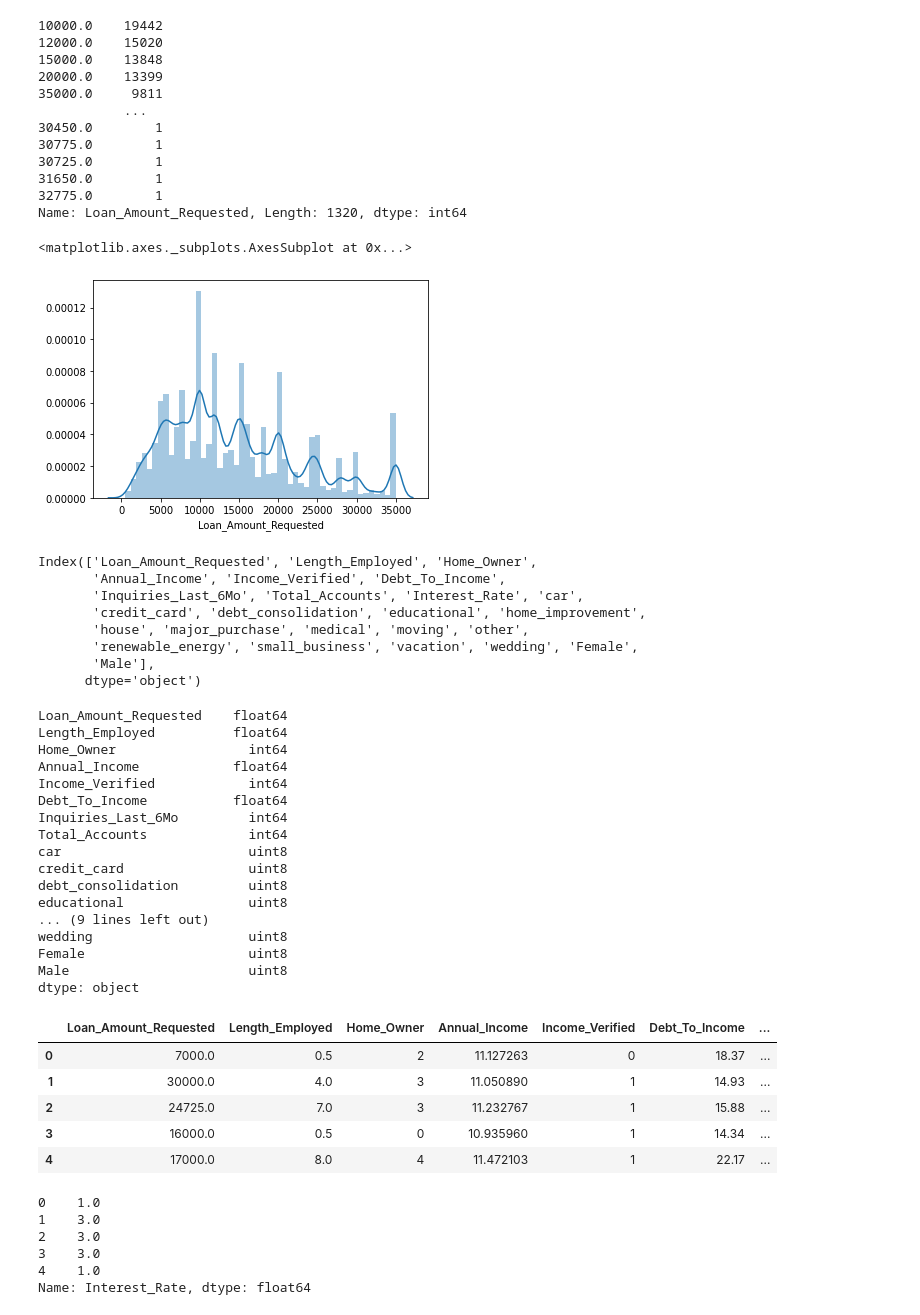
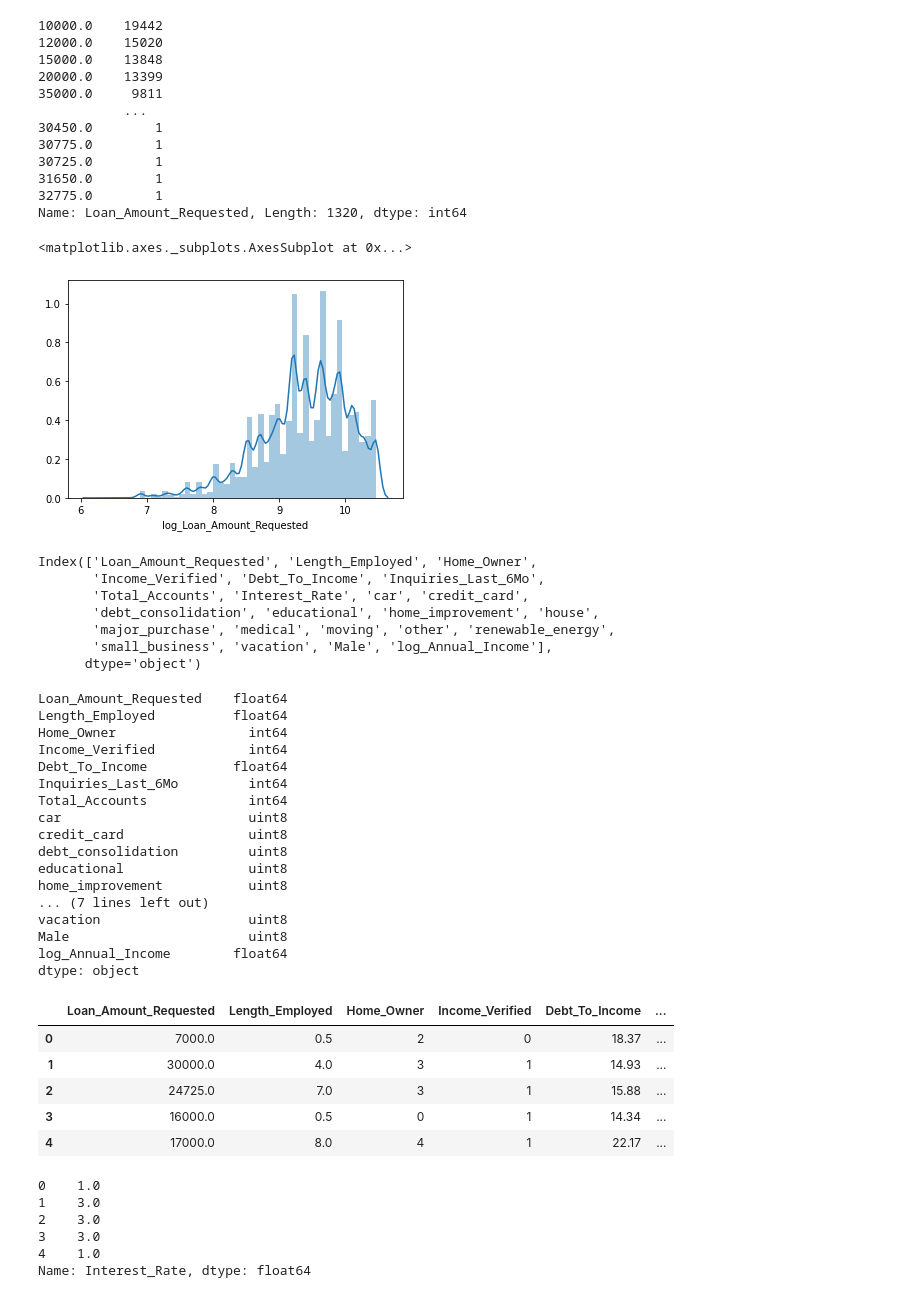
Before and after one commit to sagarbhadra7/Data-Science, a Jupyter notebook: Banking_interest.ipynb, the cells around one changed output. Saved outputs shown, nothing was run; the diff lists cells and outputs as text; code cells hidden in the pictures.

```diff
--- a/Banking_interest.ipynb
+++ b/Banking_interest.ipynb
@@ -245,7 +262,7 @@ array(['Rent', 'Mortgage', 'None', 'Own', 'Other'], dtype=object)
 #Missing Values for Annual_Income Parameter
 data['Annual_Income'].unique()
 
-median_imputer = SimpleImputer(strategy='median')
+median_imputer = SimpleImputer(strategy='mean')
 median_imputer =median_imputer.fit(data[['Annual_Income']])
 data[['Annual_Income']]= median_imputer.transform(data[['Annual_Income']])
 
@@ -382,7 +399,7 @@ sns.heatmap(correlation)
 # %%
 #Dropping one of the highly correlated parameters
 
-df.drop(['Number_Open_Accounts','Gender','Purpose_Of_Loan','Loan_ID'], axis=1, inplace = True)
+df.drop(['Number_Open_Accounts','Gender','Purpose_Of_Loan','Loan_ID','Female','wedding'], axis=1, inplace = True)
 # %%
 df.columns
 # %% [output]
@@ -402,5 +418,8 @@ sns.distplot(np.log(df['Annual_Income']))
 # %%
-df['Annual_Income'] = np.log(df['Annual_Income'])
+df['log_Annual_Income'] = np.log(df['Annual_Income'])
+df['log_Loan_Amount_Requested'] = np.log(df['Loan_Amount_Requested'])
+# %%
+df.drop(['Annual_Income','log_Loan_Amount_Requested'],axis=1,inplace=True)
 # %%
 df['Loan_Amount_Requested'].value_counts()
 # %% [output]
@@ -417,10 +436,10 @@ df['Loan_Amount_Requested'].value_counts()
 32775.0        1
 Name: Loan_Amount_Requested, Length: 1320, dtype: int64
 # %%
-sns.distplot(df['Loan_Amount_Requested'])
+sns.distplot(df['log_Loan_Amount_Requested'])
 # %% [output]
 <matplotlib.axes._subplots.AxesSubplot at 0x...>
-[figure, old version]
+[figure, new version]
 # %%
 train_data = df.iloc[:164309,:]
 test_data = df.iloc[164309:,:]
@@ -428,12 +447,11 @@ test_data = df.iloc[164309:,:]
 test_data.columns
 # %% [output]
 Index(['Loan_Amount_Requested', 'Length_Employed', 'Home_Owner',
-       'Annual_Income', 'Income_Verified', 'Debt_To_Income',
-       'Inquiries_Last_6Mo', 'Total_Accounts', 'Interest_Rate', 'car',
-       'credit_card', 'debt_consolidation', 'educational', 'home_improvement',
-       'house', 'major_purchase', 'medical', 'moving', 'other',
-       'renewable_energy', 'small_business', 'vacation', 'wedding', 'Female',
-       'Male'],
+       'Income_Verified', 'Debt_To_Income', 'Inquiries_Last_6Mo',
+       'Total_Accounts', 'Interest_Rate', 'car', 'credit_card',
+       'debt_consolidation', 'educational', 'home_improvement', 'house',
+       'major_purchase', 'medical', 'moving', 'other', 'renewable_energy',
+       'small_business', 'vacation', 'Male', 'log_Annual_Income'],
       dtype='object')
 # %%
 X = train_data.drop(['Interest_Rate'], axis=1)
@@ -453,7 +471,6 @@ X_train.dtypes
 Loan_Amount_Requested    float64
 Length_Employed          float64
 Home_Owner                 int64
-Annual_Income            float64
 Income_Verified            int64
 Debt_To_Income           float64
 Inquiries_Last_6Mo         int64
@@ -462,20 +479,21 @@ car                        uint8
 credit_card                uint8
 debt_consolidation         uint8
 educational                uint8
-... (9 lines left out)
-wedding                    uint8
-Female                     uint8
+home_improvement           uint8
+... (7 lines left out)
+vacation                   uint8
 Male                       uint8
+log_Annual_Income        float64
 dtype: object
 # %%
 X_train.head()
 # %% [output]
-|  | Loan_Amount_Requested | Length_Employed | Home_Owner | Annual_Income | Income_Verified | Debt_To_Income | ... |
-| 0 | 7000.0 | 0.5 | 2 | 11.127263 | 0 | 18.37 | ... |
-| 1 | 30000.0 | 4.0 | 3 | 11.050890 | 1 | 14.93 | ... |
-| 2 | 24725.0 | 7.0 | 3 | 11.232767 | 1 | 15.88 | ... |
-| 3 | 16000.0 | 0.5 | 0 | 10.935960 | 1 | 14.34 | ... |
-| 4 | 17000.0 | 8.0 | 4 | 11.472103 | 1 | 22.17 | ... |
+|  | Loan_Amount_Requested | Length_Employed | Home_Owner | Income_Verified | Debt_To_Income | ... |
+| 0 | 7000.0 | 0.5 | 2 | 0 | 18.37 | ... |
+| 1 | 30000.0 | 4.0 | 3 | 1 | 14.93 | ... |
+| 2 | 24725.0 | 7.0 | 3 | 1 | 15.88 | ... |
+| 3 | 16000.0 | 0.5 | 0 | 1 | 14.34 | ... |
+| 4 | 17000.0 | 8.0 | 4 | 1 | 22.17 | ... |
 # %%
 y_train.head()
 # %% [output]
```
Also changed, not shown: parts of 29 cells of this notebook.
